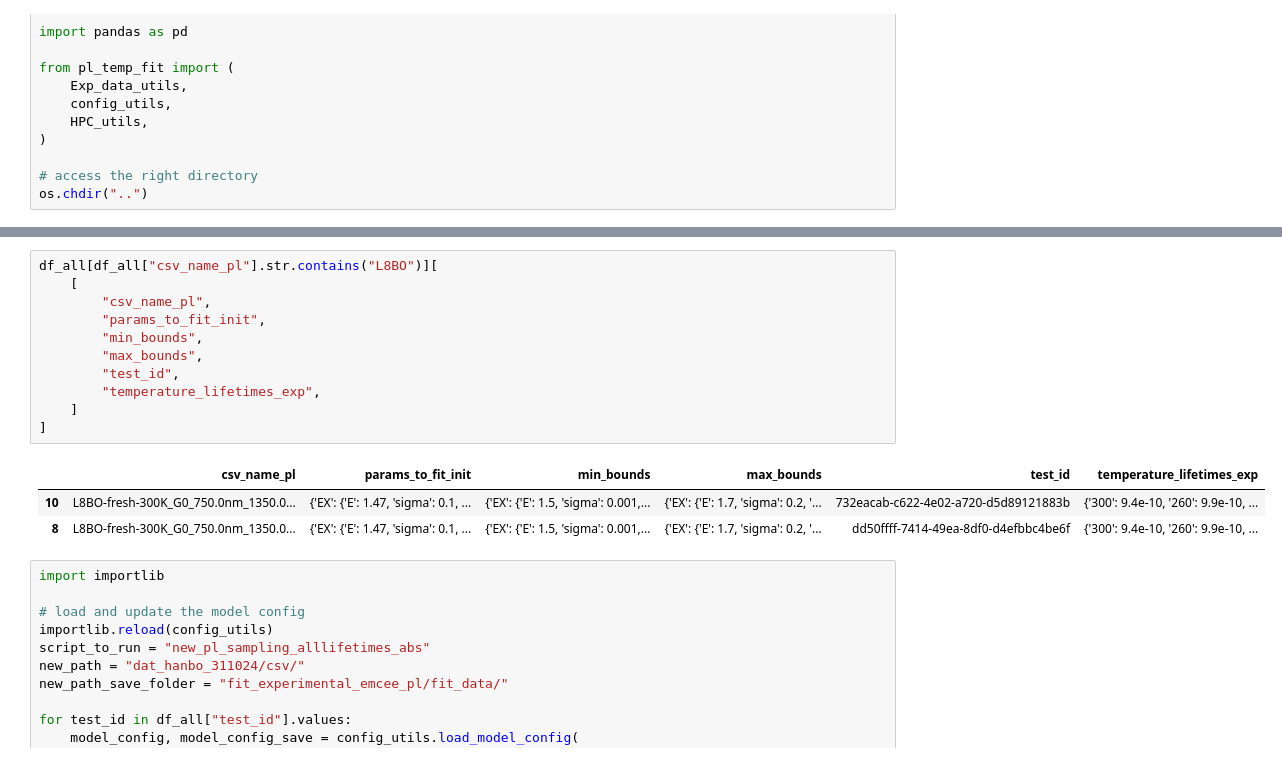
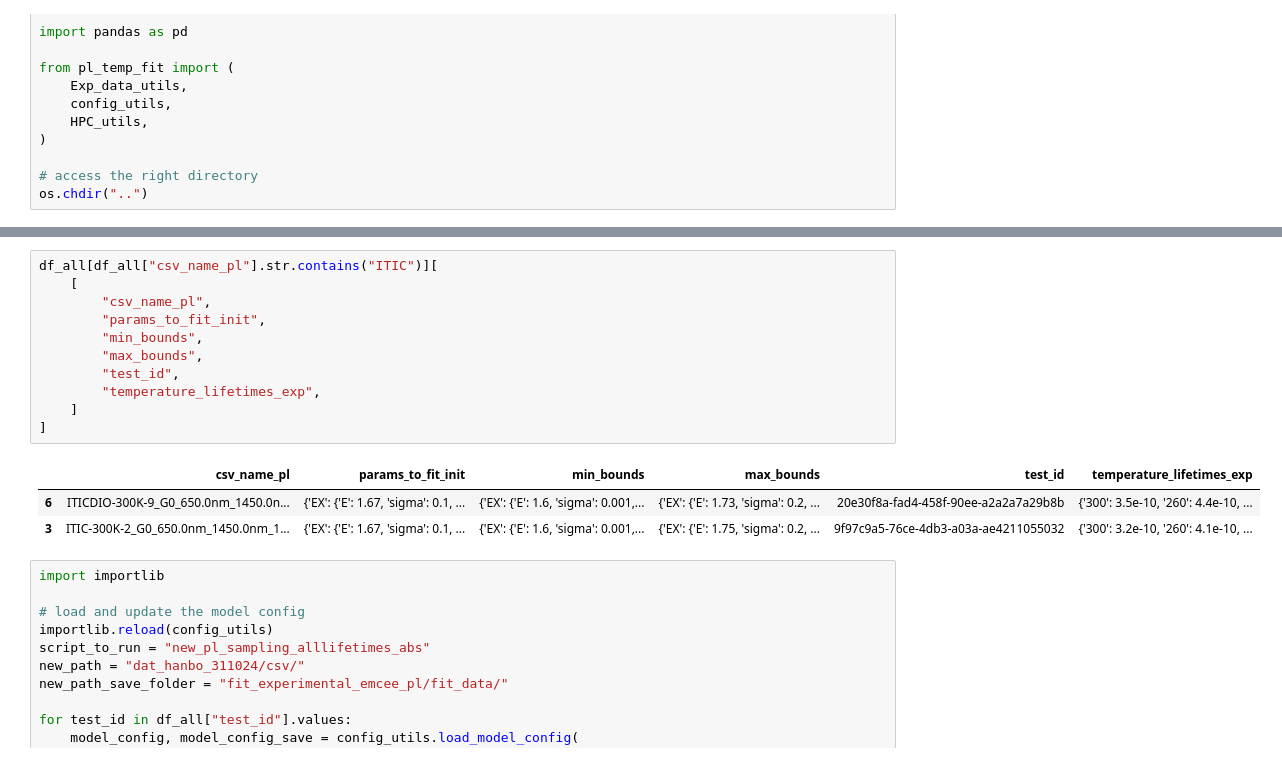
Before and after one commit to mohammedazzouzi15/pl_temp_fit, a Jupyter notebook: notebook/1_run_sampling_PL.ipynb, the cells around one changed output, grey strips where cells are left out. Cells and saved outputs as stored; diff of their text form.

```diff
--- a/notebook/1_run_sampling_PL.ipynb
+++ b/notebook/1_run_sampling_PL.ipynb
@@ -90,20 +74,20 @@ number of data points 17
 | 8 | L8BO-fresh-300K_G0_750.0nm_1350.0... | {'EX': {'E': 1.47, 'sigma': 0.1, ... | {'EX': {'E': 1.5, 'sigma': 0.001,... | {'EX': {'E': 1.7, 'sigma': 0.2, '... | dd50ffff-7414-49ea-8df0-d4efbbc4be6f | {'300': 9.4e-10, '260': 9.9e-10, ... |
 | 1 | IT4FDIO-300K-9_G0_650.0nm_1450.0n... | {'EX': {'E': 1.6, 'sigma': 0.1, '... | {'EX': {'E': 1.5, 'sigma': 0.001,... | {'EX': {'E': 1.7, 'sigma': 0.2, '... | d0abcab7-f28e-4f43-aae4-6de279345666 | {'300': 4.1e-10, '260': 5.9e-10, ... |
 # %%
-df_all[df_all["csv_name_pl"].str.contains("L8BO")][
+df_all[df_all["csv_name_pl"].str.contains("ITIC")][
     [
         "csv_name_pl",
         "params_to_fit_init",
         "min_bounds",
         "max_bounds",
         "test_id",
         "temperature_lifetimes_exp",
     ]
 ]
 # %% [output]
 |  | csv_name_pl | params_to_fit_init | min_bounds | max_bounds | test_id | temperature_lifetimes_exp |
-| 10 | L8BO-fresh-300K_G0_750.0nm_1350.0... | {'EX': {'E': 1.47, 'sigma': 0.1, ... | {'EX': {'E': 1.5, 'sigma': 0.001,... | {'EX': {'E': 1.7, 'sigma': 0.2, '... | 732eacab-c622-4e02-a720-d5d89121883b | {'300': 9.4e-10, '260': 9.9e-10, ... |
-| 8 | L8BO-fresh-300K_G0_750.0nm_1350.0... | {'EX': {'E': 1.47, 'sigma': 0.1, ... | {'EX': {'E': 1.5, 'sigma': 0.001,... | {'EX': {'E': 1.7, 'sigma': 0.2, '... | dd50ffff-7414-49ea-8df0-d4efbbc4be6f | {'300': 9.4e-10, '260': 9.9e-10, ... |
+| 6 | ITICDIO-300K-9_G0_650.0nm_1450.0n... | {'EX': {'E': 1.67, 'sigma': 0.1, ... | {'EX': {'E': 1.6, 'sigma': 0.001,... | {'EX': {'E': 1.73, 'sigma': 0.2, ... | 20e30f8a-fad4-458f-90ee-a2a2a7a29b8b | {'300': 3.5e-10, '260': 4.4e-10, ... |
+| 3 | ITIC-300K-2_G0_650.0nm_1450.0nm_1... | {'EX': {'E': 1.67, 'sigma': 0.1, ... | {'EX': {'E': 1.6, 'sigma': 0.001,... | {'EX': {'E': 1.75, 'sigma': 0.2, ... | 9f97c9a5-76ce-4db3-a03a-ae4211055032 | {'300': 3.2e-10, '260': 4.1e-10, ... |
 # %%
 import importlib
 
```
Also changed, not shown: parts of 1 cell of this notebook, 13 other files.
